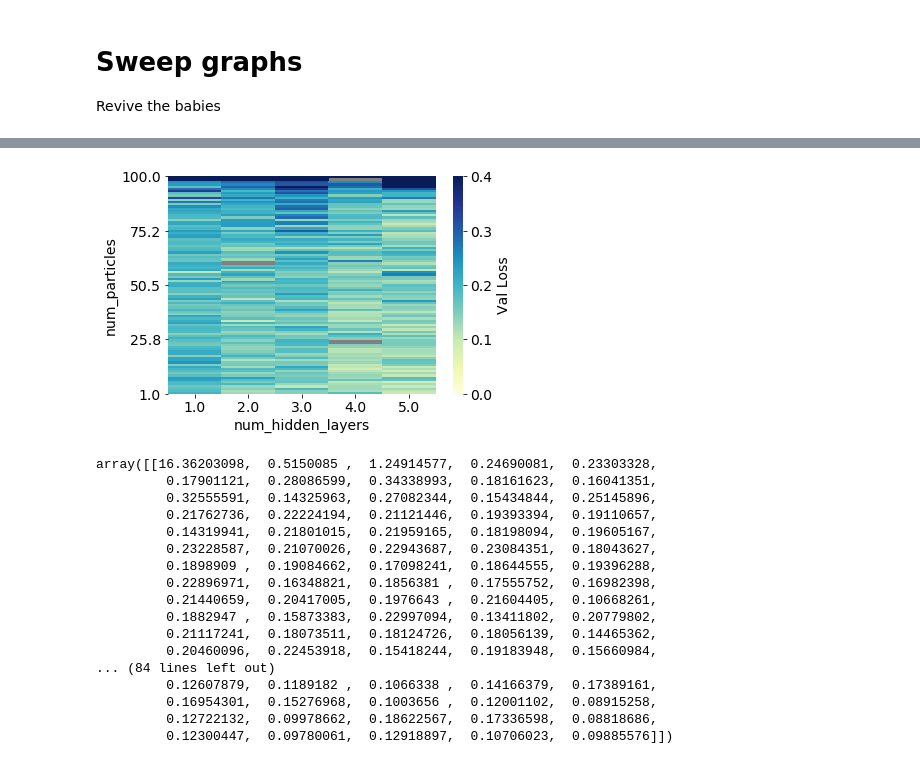
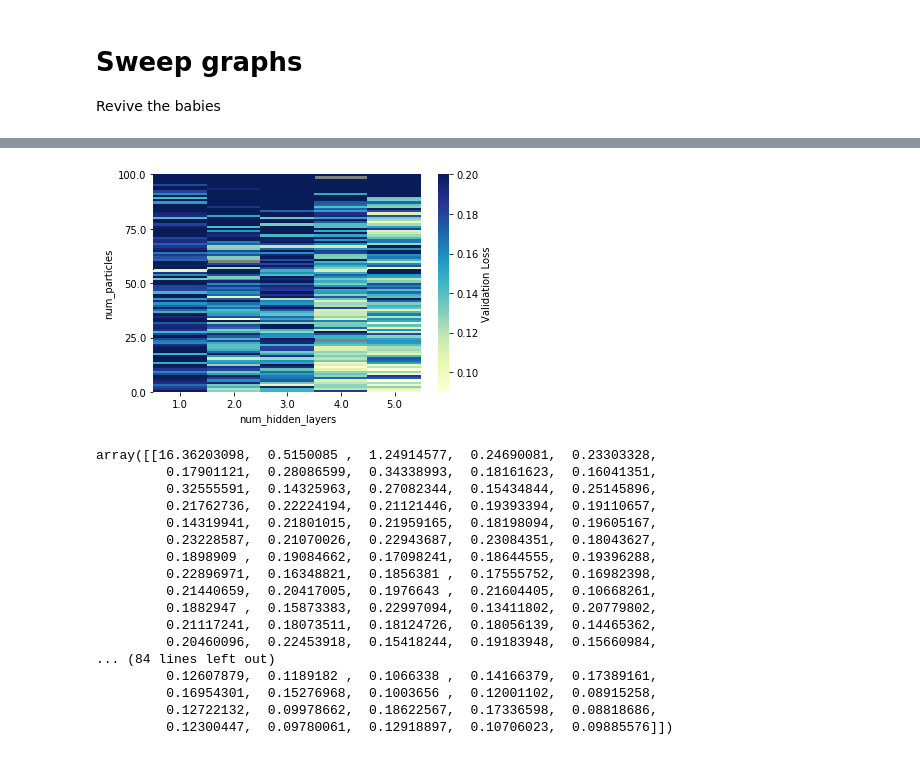
Before and after one commit to will-0/4G4, a Jupyter notebook: Code/Sweep Graphs.ipynb, the cells around one changed output, grey strips where cells are left out. Saved outputs shown, nothing was run; the diff lists cells and outputs as text; code cells hidden in the pictures.

```diff
--- a/Code/Sweep Graphs.ipynb
+++ b/Code/Sweep Graphs.ipynb
@@ -40,8 +40,9 @@ def plot_heatmap(z, x_range, y_range, clip_min = 0, clip_max = 1, square = True,
     cmap = plt.get_cmap("YlGnBu")#('bwr')
 #     cmap.set_under(color = 'r', alpha = 0.1)
 
+# maybe here the min and max are swapped
     heat_map = sb.heatmap(z_array.T, xticklabels=True, yticklabels=True, square = square,
-                          cmap=cmap, vmin=cmap_lims[0], vmax=cmap_lims[1], cbar_kws={'label': 'Val Loss'},
+                          cmap=cmap, vmin=cmap_lims[0], vmax=cmap_lims[1], cbar_kws={'label': 'Validation Loss'},
                           mask=np.isnan(z_array.T))
     heat_map.set_facecolor('grey')
 
@@ -115,9 +146,9 @@ array([[0.09885576, 0.07683102, 0.16006999, 0.09663942, 0.15782898,
 # %%
 x, y, z = get_data('pso_18', "num_hidden_layers", "num_particles")
 
-plot_heatmap(z, x_range = (1,5,5, "num_hidden_layers"), y_range = (1,100,100, "num_particles"), square = False, grid_space = 5, cmap_lims = (0, 0.4))
+plot_heatmap(z, x_range = (1,5,5, "num_hidden_layers"), y_range = (0,100,100, "num_particles"), square = False, grid_space = 5, cmap_lims = (0.09, 0.2))
 # %% [output]
-[figure, old version]
+[figure, new version]
 array([[16.36203098,  0.5150085 ,  1.24914577,  0.24690081,  0.23303328,
          0.17901121,  0.28086599,  0.34338993,  0.18161623,  0.16041351,
          0.32555591,  0.14325963,  0.27082344,  0.15434844,  0.25145896,
```
Also changed, not shown: parts of 11 cells of this notebook, 1 other file.
